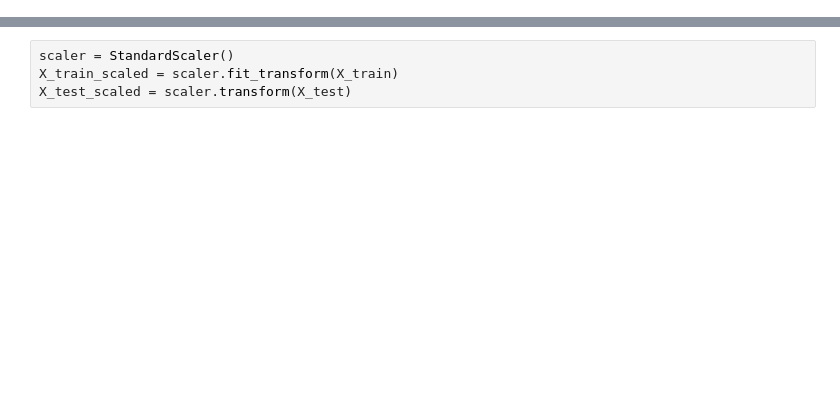
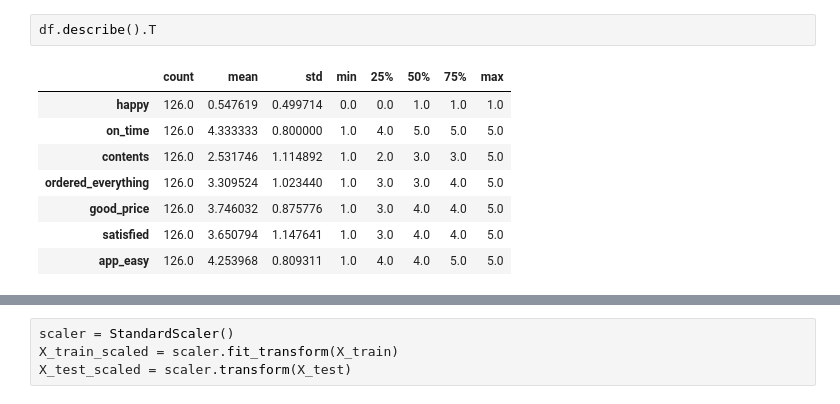
Before and after one commit to dafuego1/Apziva, a Jupyter notebook: notebooks/loMnimSa7skajJwD/loMnimSa7skajJwD.ipynb, the cells around one changed output, grey strips where cells are left out. Drawn from its saved outputs; the diff is of its cells as text; blank space fills up the shorter version.

```diff
--- a/notebooks/loMnimSa7skajJwD/loMnimSa7skajJwD.ipynb
+++ b/notebooks/loMnimSa7skajJwD/loMnimSa7skajJwD.ipynb
@@ -15,0 +84,11 @@ df = pd.read_csv('ACME-HappinessSurvey2020.csv')
+# %%
+df.describe().T
+# %% [output]
+|  | count | mean | std | min | 25% | 50% | 75% | max |
+| happy | 126.0 | 0.547619 | 0.499714 | 0.0 | 0.0 | 1.0 | 1.0 | 1.0 |
+| on_time | 126.0 | 4.333333 | 0.800000 | 1.0 | 4.0 | 5.0 | 5.0 | 5.0 |
+| contents | 126.0 | 2.531746 | 1.114892 | 1.0 | 2.0 | 3.0 | 3.0 | 5.0 |
+| ordered_everything | 126.0 | 3.309524 | 1.023440 | 1.0 | 3.0 | 3.0 | 4.0 | 5.0 |
+| good_price | 126.0 | 3.746032 | 0.875776 | 1.0 | 3.0 | 4.0 | 4.0 | 5.0 |
+| satisfied | 126.0 | 3.650794 | 1.147641 | 1.0 | 3.0 | 4.0 | 4.0 | 5.0 |
+| app_easy | 126.0 | 4.253968 | 0.809311 | 1.0 | 4.0 | 4.0 | 5.0 | 5.0 |
```
Also changed, not shown: parts of 45 cells of this notebook.
